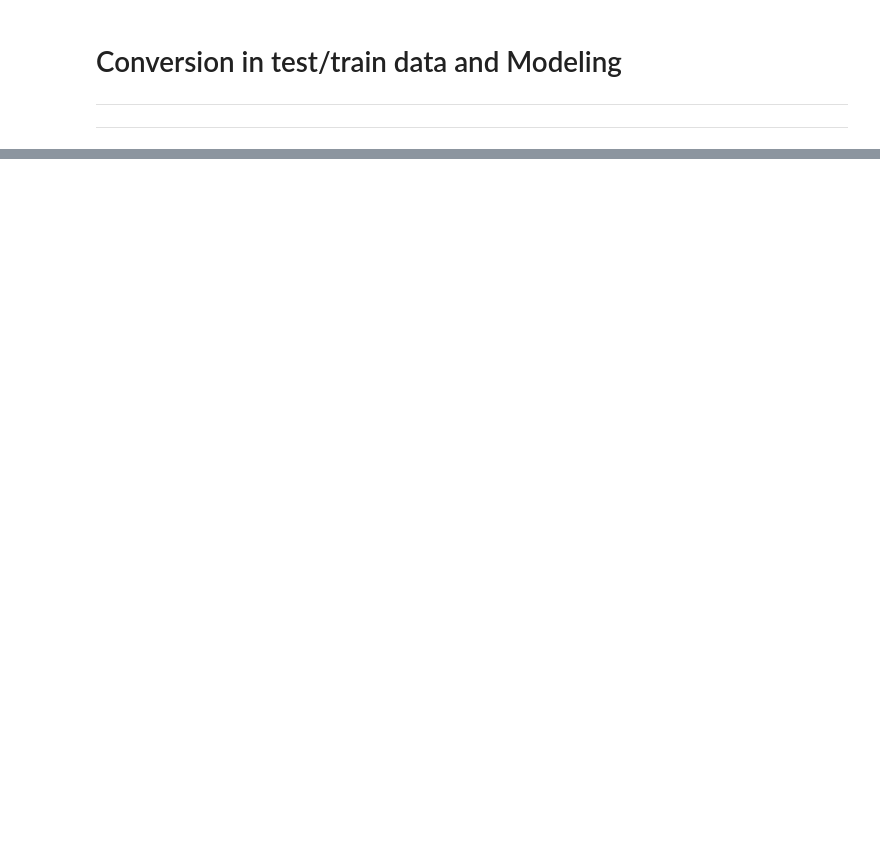
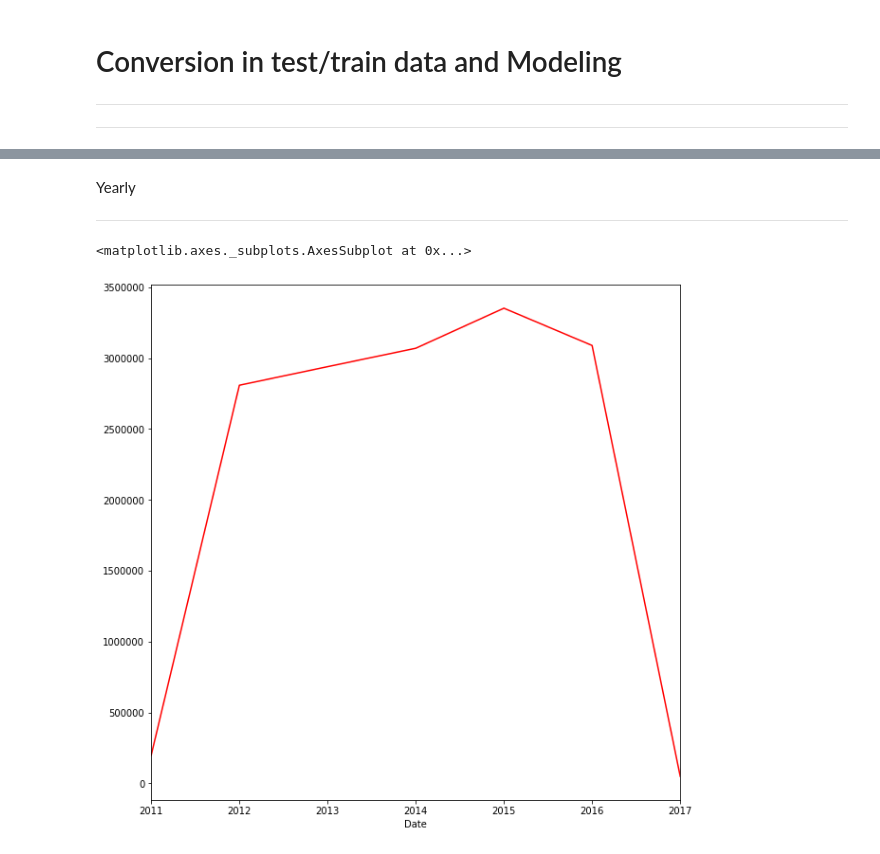
Before and after one commit to pramil-paudel/EECS-731_HW_5, a Jupyter notebook: notebooks/1.0-wwp.ipynb, the cells around one changed output, grey strips where cells are left out. Cells and saved outputs as stored; diff of their text form; code cells hidden in the pictures; blank space fills up the shorter version.

```diff
--- a/notebooks/1.0-wwp.ipynb
+++ b/notebooks/1.0-wwp.ipynb
@@ -402,0 +463,4 @@ y_test.head()
+# %%
+# casting Date to date
+raw_df['Date'] = pd.to_datetime(raw_df.Date, format='%Y/%m/%d')
+raw_df.head()
@@ -402,0 +476,9 @@ y_test.head()
+# %%
+columns = ['Date','Order_Demand']
+time_df = raw_df.filter(items=columns)
+time_df['Order_Demand'] = time_df['Order_Demand'].apply(remove_parenthesis)
+time_df['Order_Demand'] =time_df['Order_Demand'].astype('int')
+time_df = time_df.dropna()
+time_df = time_df.groupby('Date')['Order_Demand'].sum().reset_index()
+time_df = time_df.set_index('Date')
+time_df.head()
@@ -402,0 +522,9 @@ y_test.head()
+# %% [markdown]
+Yearly
+*****
+# %%
+yearly = time_df['Order_Demand'].resample('A').mean()
+yearly.plot(color='red')
+# %% [output]
+<matplotlib.axes._subplots.AxesSubplot at 0x...>
+[figure, added]
```
Also changed, not shown: parts of 38 cells of this notebook.
